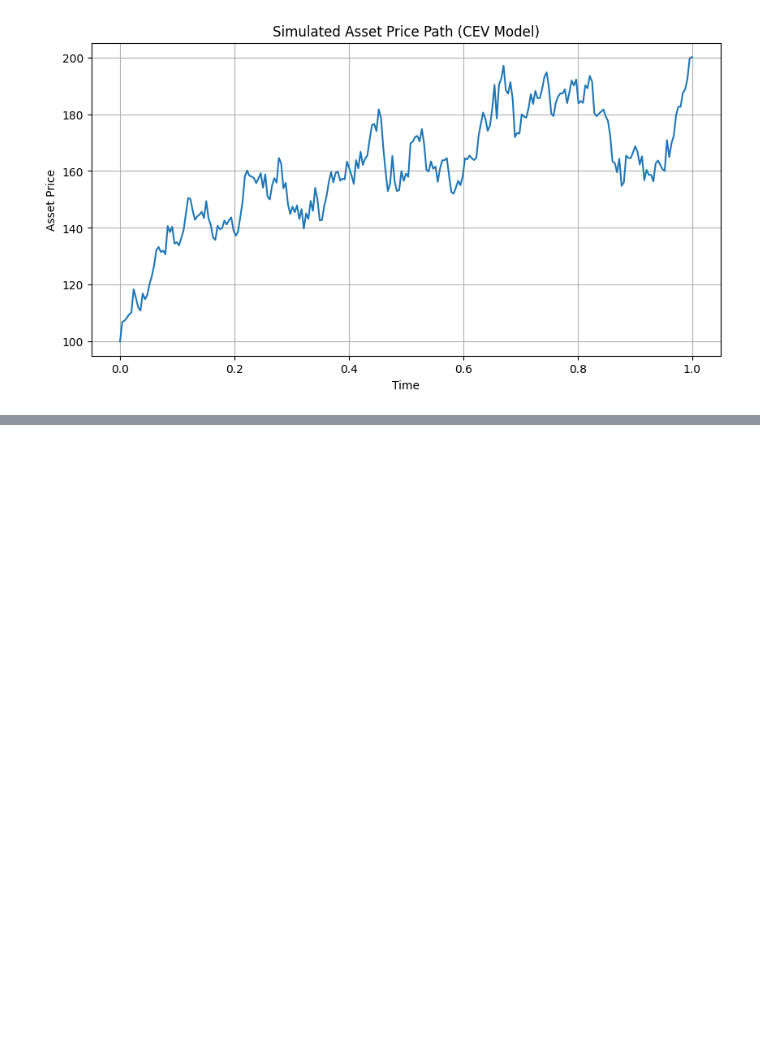
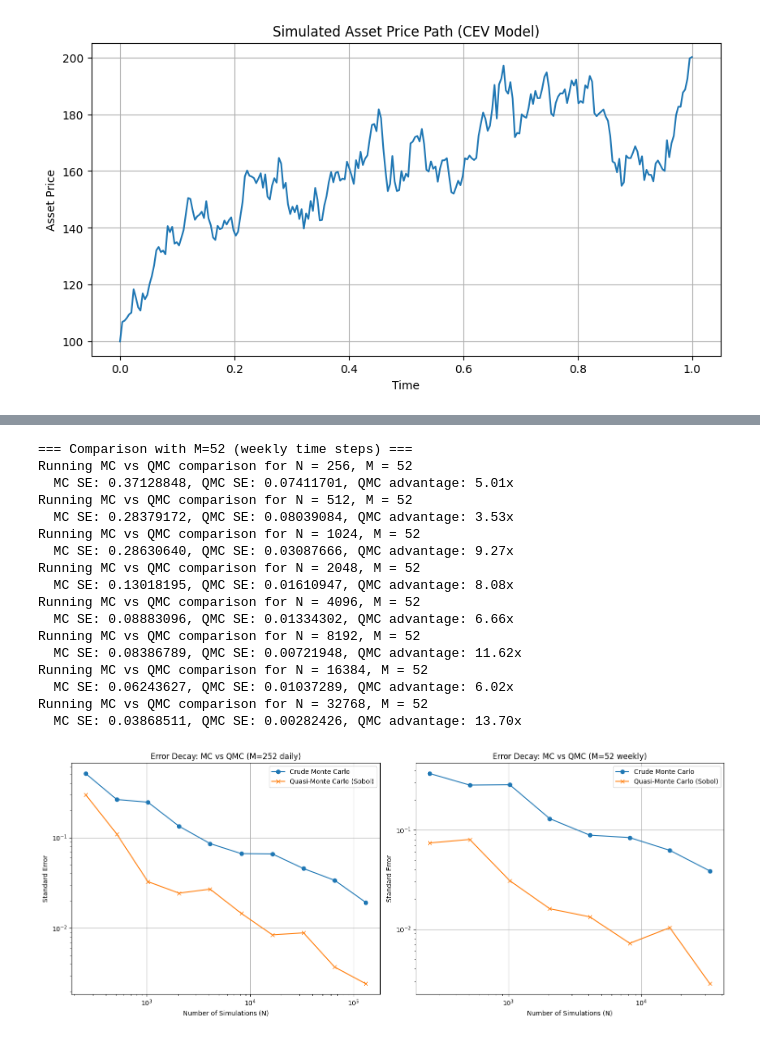
Before and after one commit to nicklasbusk/MonteCarlo-in-finance, a Jupyter notebook: Base.ipynb, the cells around one changed output, grey strips where cells are left out. Saved outputs shown, nothing was run; the diff lists cells and outputs as text; code cells hidden in the pictures; blank space fills up the shorter version.

```diff
--- a/Base.ipynb
+++ b/Base.ipynb
@@ -228,0 +320,73 @@ plt.show()
+# %%
+# Let's also try with fewer time steps to see QMC advantage more clearly
+M_low = 52  # Weekly instead of daily
+N_values_low = [2**i for i in range(8, 16)]  # Smaller range for faster computation
+mc_errors_low = []
+qmc_errors_low = []
+
+print("\n=== Comparison with M=52 (weekly time steps) ===")
+for N in N_values_low:
+    print(f"Running MC vs QMC comparison for N = {N}, M = {M_low}")
+
+    # Generate fresh random numbers for this specific N and M
+    Z_m_temp = []
+    Z_q_temp = []
+
+    for b in range(scrambles):
+        Z_m_temp.append(draw_pseudo_random_numbers(base_seed + b + 100, N, M_low))
+        Z_q_temp.append(draw_quasi_random_numbers(base_seed + b + 100, N, M_low))
+
+    # Calculate standard errors
+    _, mc_se, _, _, _ = mc_with_batches(base_seed, scrambles, S0, K, r, sigma, gamma, T, M_low, N, Z_m_temp, euler=False)
+    _, qmc_se, _, _, _ = rqmc_with_scrambles(base_seed, scrambles, S0, K, r, sigma, gamma, T, M_low, N, Z_q_temp, euler=False)
+
+    mc_errors_low.append(mc_se)
+    qmc_errors_low.append(qmc_se)
+    print(f"  MC SE: {mc_se:.8f}, QMC SE: {qmc_se:.8f}, QMC advantage: {mc_se/qmc_se:.2f}x")
+
+# Plot comparison
+fig, (ax1, ax2) = plt.subplots(1, 2, figsize=(15, 6))
+
+# Original with M=252
+ax1.plot(N_values, mc_errors, marker='o', label='Crude Monte Carlo')
+ax1.plot(N_values, qmc_errors, marker='x', label='Quasi-Monte Carlo (Sobol)')
+ax1.set_xscale('log')
+ax1.set_yscale('log')
+ax1.set_xlabel('Number of Simulations (N)')
+ax1.set_ylabel('Standard Error')
+ax1.set_title(f'Error Decay: MC vs QMC (M={M} daily)')
+ax1.legend()
+ax1.grid(True)
+
+# Lower dimensional with M=52
+ax2.plot(N_values_low, mc_errors_low, marker='o', label='Crude Monte Carlo')
+ax2.plot(N_values_low, qmc_errors_low, marker='x', label='Quasi-Monte Carlo (Sobol)')
+ax2.set_xscale('log')
+ax2.set_yscale('log')
+ax2.set_xlabel('Number of Simulations (N)')
+ax2.set_ylabel('Standard Error')
+ax2.set_title(f'Error Decay: MC vs QMC (M={M_low} weekly)')
+ax2.legend()
+ax2.grid(True)
+
+plt.tight_layout()
+plt.show()
+# %% [output]
+=== Comparison with M=52 (weekly time steps) ===
+Running MC vs QMC comparison for N = 256, M = 52
+  MC SE: 0.37128848, QMC SE: 0.07411701, QMC advantage: 5.01x
+Running MC vs QMC comparison for N = 512, M = 52
+  MC SE: 0.28379172, QMC SE: 0.08039084, QMC advantage: 3.53x
+Running MC vs QMC comparison for N = 1024, M = 52
+  MC SE: 0.28630640, QMC SE: 0.03087666, QMC advantage: 9.27x
+Running MC vs QMC comparison for N = 2048, M = 52
+  MC SE: 0.13018195, QMC SE: 0.01610947, QMC advantage: 8.08x
+Running MC vs QMC comparison for N = 4096, M = 52
+  MC SE: 0.08883096, QMC SE: 0.01334302, QMC advantage: 6.66x
+Running MC vs QMC comparison for N = 8192, M = 52
+  MC SE: 0.08386789, QMC SE: 0.00721948, QMC advantage: 11.62x
+Running MC vs QMC comparison for N = 16384, M = 52
+  MC SE: 0.06243627, QMC SE: 0.01037289, QMC advantage: 6.02x
+Running MC vs QMC comparison for N = 32768, M = 52
+  MC SE: 0.03868511, QMC SE: 0.00282426, QMC advantage: 13.70x
+[figure, added]
```
Also changed, not shown: parts of 11 cells of this notebook.
